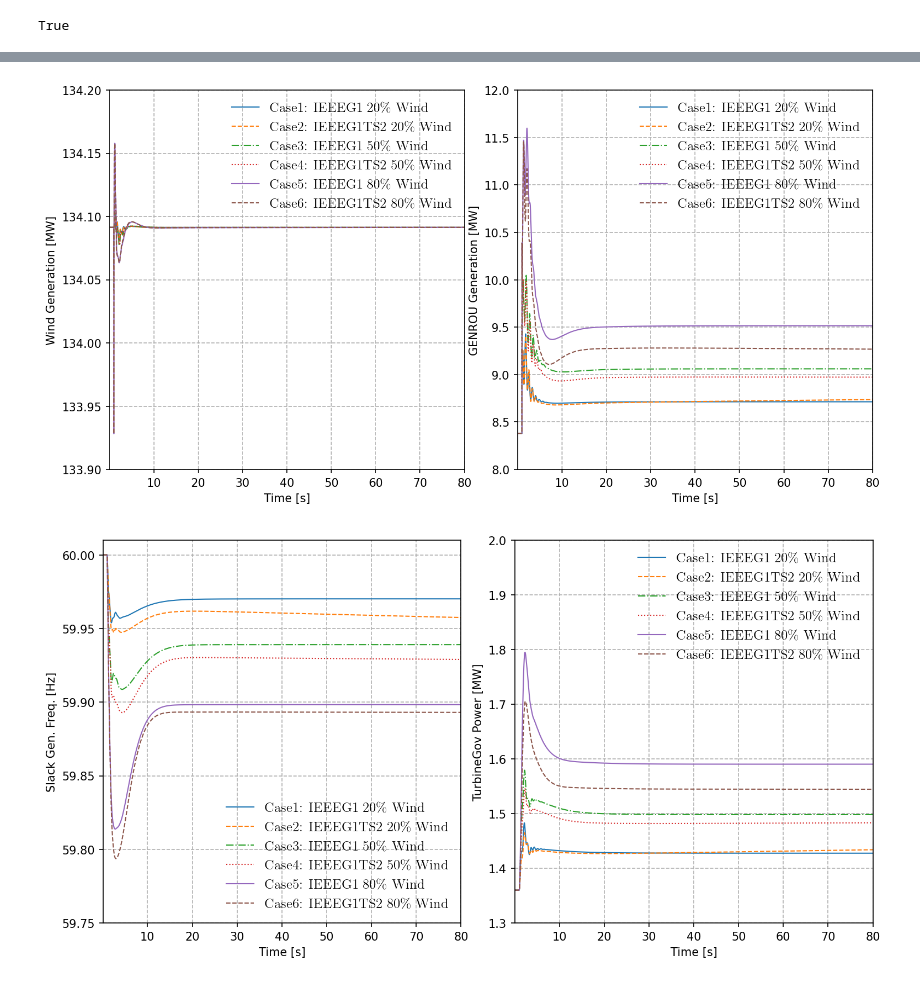
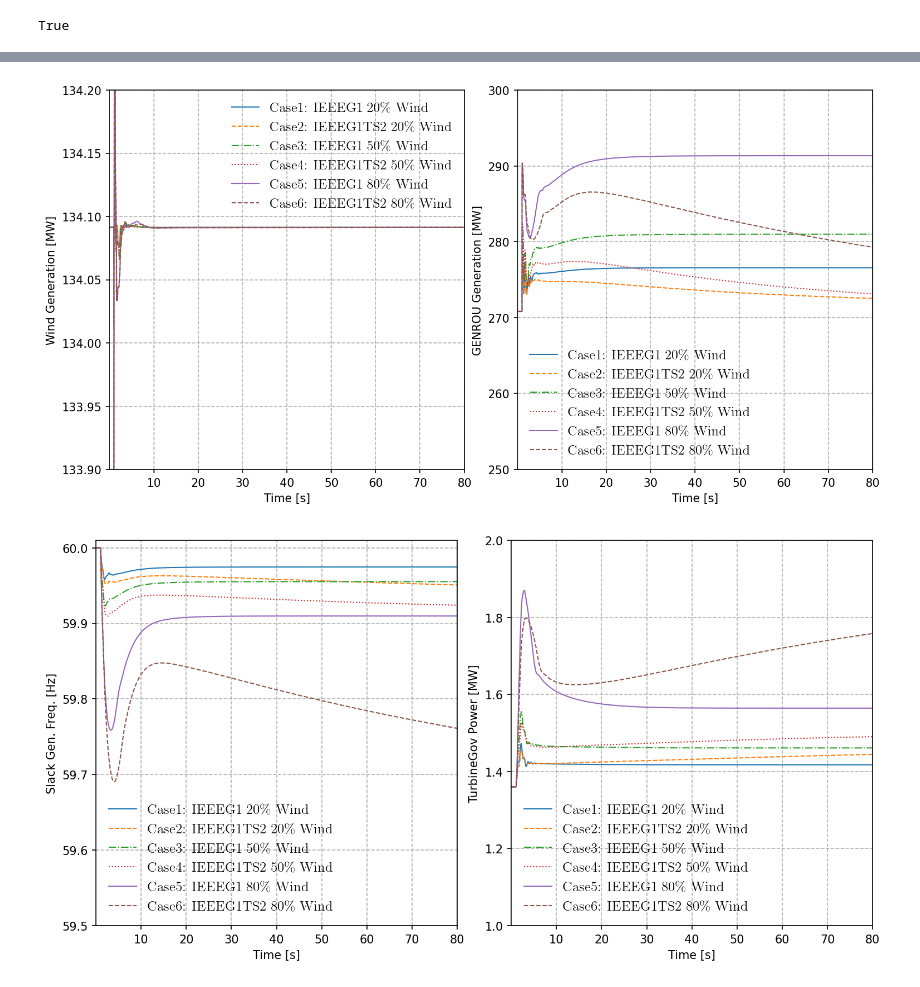
Before and after one commit to jinningwang/thermal_inertia, a Jupyter notebook: CaseStudy.ipynb, the cells around one changed output, grey strips where cells are left out. Saved outputs shown, nothing was run; the diff lists cells and outputs as text; code cells hidden in the pictures.

```diff
--- a/CaseStudy.ipynb
+++ b/CaseStudy.ipynb
@@ -194,8 +194,9 @@ plt.subplots_adjust(wspace=0.15)
 
 a = (0,)
 wmin, wmax = 133.9, 134.2
+regc_idx = 'REGCA_1'
 _ = s1.TDS.plt.plot(s1.REGCA1.Pe,
-                    a=a,
+                    a=s1.REGCA1.idx2uid(regc_idx),
                     ymin=wmin, ymax=wmax,
                     ytimes=s1.config.mva,
                     yheader=[legends[0]],
@@ -205,7 +206,7 @@ _ = s1.TDS.plt.plot(s1.REGCA1.Pe,
                     linestyles=[linestyles[0]],
                     fig=fig0, ax=ax0[0],)
 _ = s2.TDS.plt.plot(s2.REGCA1.Pe,
-                    a=a,
+                    a=s2.REGCA1.idx2uid(regc_idx),
                     ytimes=s2.config.mva,
                     yheader=[legends[1]],
                     show=False,
@@ -213,7 +214,7 @@ _ = s2.TDS.plt.plot(s2.REGCA1.Pe,
                     linestyles=[linestyles[1]],
                     fig=fig0, ax=ax0[0],)
 _ = s3.TDS.plt.plot(s3.REGCA1.Pe,
-                    a=a,
+                    a=s3.REGCA1.idx2uid(regc_idx),
                     ytimes=s3.config.mva,
                     yheader=[legends[2]],
                     show=False,
@@ -221,7 +222,7 @@ _ = s3.TDS.plt.plot(s3.REGCA1.Pe,
                     linestyles=[linestyles[2]],
                     fig=fig0, ax=ax0[0],)
 _ = s4.TDS.plt.plot(s4.REGCA1.Pe,
-                    a=a,
+                    a=s4.REGCA1.idx2uid(regc_idx),
                     ytimes=s4.config.mva,
                     yheader=[legends[3]],
                     show=False,
@@ -229,7 +230,7 @@ _ = s4.TDS.plt.plot(s4.REGCA1.Pe,
                     linestyles=[linestyles[3]],
                     fig=fig0, ax=ax0[0],)
 _ = s5.TDS.plt.plot(s5.REGCA1.Pe,
-                    a=a,
+                    a=s5.REGCA1.idx2uid(regc_idx),
                     ymin=wmin, ymax=wmax,
                     ytimes=s5.config.mva,
                     yheader=[legends[4]],
@@ -238,7 +239,7 @@ _ = s5.TDS.plt.plot(s5.REGCA1.Pe,
                     linestyles=[linestyles[4]],
                     fig=fig0, ax=ax0[0],)
 _ = s6.TDS.plt.plot(s6.REGCA1.Pe,
-                    a=a,
+                    a=s6.REGCA1.idx2uid(regc_idx),
                     ytimes=s6.config.mva,
                     yheader=[legends[5]],
                     show=False,
@@ -246,10 +247,10 @@ _ = s6.TDS.plt.plot(s6.REGCA1.Pe,
                     linestyles=[linestyles[5]],
                     fig=fig0, ax=ax0[0],)
 
-smin, smax = 8, 12
-a=(10,)
+smin, smax = 250, 300
+genrou_idx = 'GENROU_47'
 _ = s1.TDS.plt.plot(s1.GENROU.Pe,
-                    a=a,
+                    a=s1.GENROU.idx2uid(genrou_idx),
                     ymin=smin, ymax=smax,
                     ytimes=s1.config.mva,
                     yheader=[legends[0]],
@@ -259,7 +260,7 @@ _ = s1.TDS.plt.plot(s1.GENROU.Pe,
                     linestyles=[linestyles[0]],
                     fig=fig0, ax=ax0[1],)
 _ = s2.TDS.plt.plot(s2.GENROU.Pe,
-                    a=a,
+                    a=s2.GENROU.idx2uid(genrou_idx),
                     ytimes=s2.config.mva,
                     yheader=[legends[1]],
                     show=False,
@@ -267,7 +268,7 @@ _ = s2.TDS.plt.plot(s2.GENROU.Pe,
                     linestyles=[linestyles[1]],
                     fig=fig0, ax=ax0[1],)
 _ = s3.TDS.plt.plot(s3.GENROU.Pe,
-                    a=a,
+                    a=s3.GENROU.idx2uid(genrou_idx),
                     ytimes=s3.config.mva,
                     yheader=[legends[2]],
                     show=False,
@@ -275,7 +276,7 @@ _ = s3.TDS.plt.plot(s3.GENROU.Pe,
                     linestyles=[linestyles[2]],
                     fig=fig0, ax=ax0[1],)
 _ = s4.TDS.plt.plot(s4.GENROU.Pe,
-                    a=a,
+                    a=s4.GENROU.idx2uid(genrou_idx),
                     ytimes=s4.config.mva,
                     yheader=[legends[3]],
                     show=False,
@@ -283,7 +284,7 @@ _ = s4.TDS.plt.plot(s4.GENROU.Pe,
                     linestyles=[linestyles[3]],
                     fig=fig0, ax=ax0[1],)
 _ = s5.TDS.plt.plot(s5.GENROU.Pe,
-                    a=a,
+                    a=s5.GENROU.idx2uid(genrou_idx),
                     ymin=smin, ymax=smax,
                     ytimes=s5.config.mva,
                     yheader=[legends[4]],
@@ -292,7 +293,7 @@ _ = s5.TDS.plt.plot(s5.GENROU.Pe,
                     linestyles=[linestyles[4]],
                     fig=fig0, ax=ax0[1],)
 _ = s6.TDS.plt.plot(s6.GENROU.Pe,
-                    a=a,
+                    a=s6.GENROU.idx2uid(genrou_idx),
                     ytimes=s6.config.mva,
                     yheader=[legends[5]],
                     show=False,
@@ -300,16 +301,17 @@ _ = s6.TDS.plt.plot(s6.GENROU.Pe,
                     linestyles=[linestyles[5]],
                     fig=fig0, ax=ax0[1],)
 # %% [output]
-[figure, old version]
+[figure, new version]
 # %%
 plt.style.use('default')
 fig, ax = plt.subplots(1, 2, figsize=(12, 6), dpi=150)
 plt.subplots_adjust(wspace=0.15)
 
-fmin, fmax = 59.75, 60.01
-a = (46,)
+fmin, fmax = 59.5, 60.01
+
+genrou_idx = 'GENROU_47'
 _ = s1.TDS.plt.plot(s1.GENROU.omega,
-                    a=a,
+                    a=s1.GENROU.idx2uid(genrou_idx),
                     ymin=fmin, ymax=fmax,
                     ytimes=s1.config.freq,
                     show=False, grid=True,
@@ -319,7 +321,7 @@ _ = s1.TDS.plt.plot(s1.GENROU.omega,
                     linestyles=[linestyles[0]],
                     fig=fig, ax=ax[0])
 _ = s2.TDS.plt.plot(s2.GENROU.omega,
-                    a=a,
+                    a=s2.GENROU.idx2uid(genrou_idx),
                     ytimes=s2.config.freq,
                     show=False,
                     yheader=[legends[1]],
@@ -327,7 +329,7 @@ _ = s2.TDS.plt.plot(s2.GENROU.omega,
                     linestyles=[linestyles[1]],
                     fig=fig, ax=ax[0],)
 _ = s3.TDS.plt.plot(s3.GENROU.omega,
-                    a=a,
+                    a=s3.GENROU.idx2uid(genrou_idx),
                     ytimes=s3.config.freq,
                     show=False,
                     yheader=[legends[2]],
@@ -335,7 +337,7 @@ _ = s3.TDS.plt.plot(s3.GENROU.omega,
                     linestyles=[linestyles[2]],
                     fig=fig, ax=ax[0],)
 _ = s4.TDS.plt.plot(s4.GENROU.omega,
-                    a=a,
+                    a=s4.GENROU.idx2uid(genrou_idx),
                     ytimes=s4.config.freq,
                     show=False,
                     yheader=[legends[3]],
@@ -343,7 +345,7 @@ _ = s4.TDS.plt.plot(s4.GENROU.omega,
                     linestyles=[linestyles[3]],
                     fig=fig, ax=ax[0],)
 _ = s5.TDS.plt.plot(s5.GENROU.omega,
-                    a=a,
+                    a=s5.GENROU.idx2uid(genrou_idx),
                     ymin=fmin, ymax=fmax,
                     ytimes=s5.config.freq,
                     show=False,
@@ -352,7 +354,7 @@ _ = s5.TDS.plt.plot(s5.GENROU.omega,
                     linestyles=[linestyles[4]],
                     fig=fig, ax=ax[0],)
 _ = s6.TDS.plt.plot(s6.GENROU.omega,
-                    a=a,
+                    a=s6.GENROU.idx2uid(genrou_idx),
                     ytimes=s6.config.freq,
                     show=False,
                     yheader=[legends[5]],
@@ -360,10 +362,10 @@ _ = s6.TDS.plt.plot(s6.GENROU.omega,
                     linestyles=[linestyles[5]],
                     fig=fig, ax=ax[0],)
 
-a = (0,)
-tmin, tmax = 1.3, 2
+tmin, tmax = 1, 2
+ieeeg1_idx = 'IEEEG1_2'
 _ = s1.TDS.plt.plot(s1.IEEEG1.pout,
-                    a=a,
+                    a=s1.IEEEG1.idx2uid(ieeeg1_idx),
                     ytimes=s1.config.mva,
                     ymin=tmin, ymax=tmax,
                     show=False, grid=True,
@@ -373,7 +375,7 @@ _ = s1.TDS.plt.plot(s1.IEEEG1.pout,
                     linestyles=[linestyles[0]],
                     fig=fig, ax=ax[1],)
 _ = s2.TDS.plt.plot(s2.IEEEG1TS2.pout,
-                    a=a,
+                    a=s2.IEEEG1TS2.idx2uid(ieeeg1_idx),
                     ytimes=s2.config.mva,
                     show=False,
                     yheader=[legends[1]],
@@ -381,40 +383,40 @@ _ = s2.TDS.plt.plot(s2.IEEEG1TS2.pout,
                     linestyles=[linestyles[1]],
                     fig=fig, ax=ax[1],)
 _ = s3.TDS.plt.plot(s3.IEEEG1.pout,
-                    a=a,
+                    a=s3.IEEEG1.idx2uid(ieeeg1_idx),
                     ytimes=s2.config.mva,
                     show=False,
                     yheader=[legends[2]],
                     colors=[colors[2]],
                     linestyles=[linestyles[2]],
                     fig=fig, ax=ax[1],)
 _ = s4.TDS.plt.plot(s4.IEEEG1TS2.pout,
-                    a=a,
+                    a=s4.IEEEG1TS2.idx2uid(ieeeg1_idx),
                     ytimes=s2.config.mva,
                     show=False,
                     yheader=[legends[3]],
                     colors=[colors[3]],
                     linestyles=[linestyles[3]],
                     fig=fig, ax=ax[1],)
 _ = s5.TDS.plt.plot(s5.IEEEG1.pout,
-                    a=a,
+                    a=s5.IEEEG1.idx2uid(ieeeg1_idx),
                     ytimes=s2.config.mva,
                     ymin=tmin, ymax=tmax,
                     show=False,
                     yheader=[legends[4]],
                     colors=[colors[4]],
                     linestyles=[linestyles[4]],
                     fig=fig, ax=ax[1],)
 _ = s6.TDS.plt.plot(s6.IEEEG1TS2.pout,
-                    a=a,
+                    a=s6.IEEEG1TS2.idx2uid(ieeeg1_idx),
                     ytimes=s2.config.mva,
                     show=False,
                     yheader=[legends[5]],
                     colors=[colors[5]],
                     linestyles=[linestyles[5]],
                     fig=fig, ax=ax[1],)
 # %% [output]
-[figure, old version]
+[figure, new version]
 # %%
 fig1, ax1 = plt.subplots(1, 2, figsize=(12, 6), dpi=150)
 plt.subplots_adjust(wspace=0.25)
```
Also changed, not shown: parts of 2 cells of this notebook, 9 other files.
